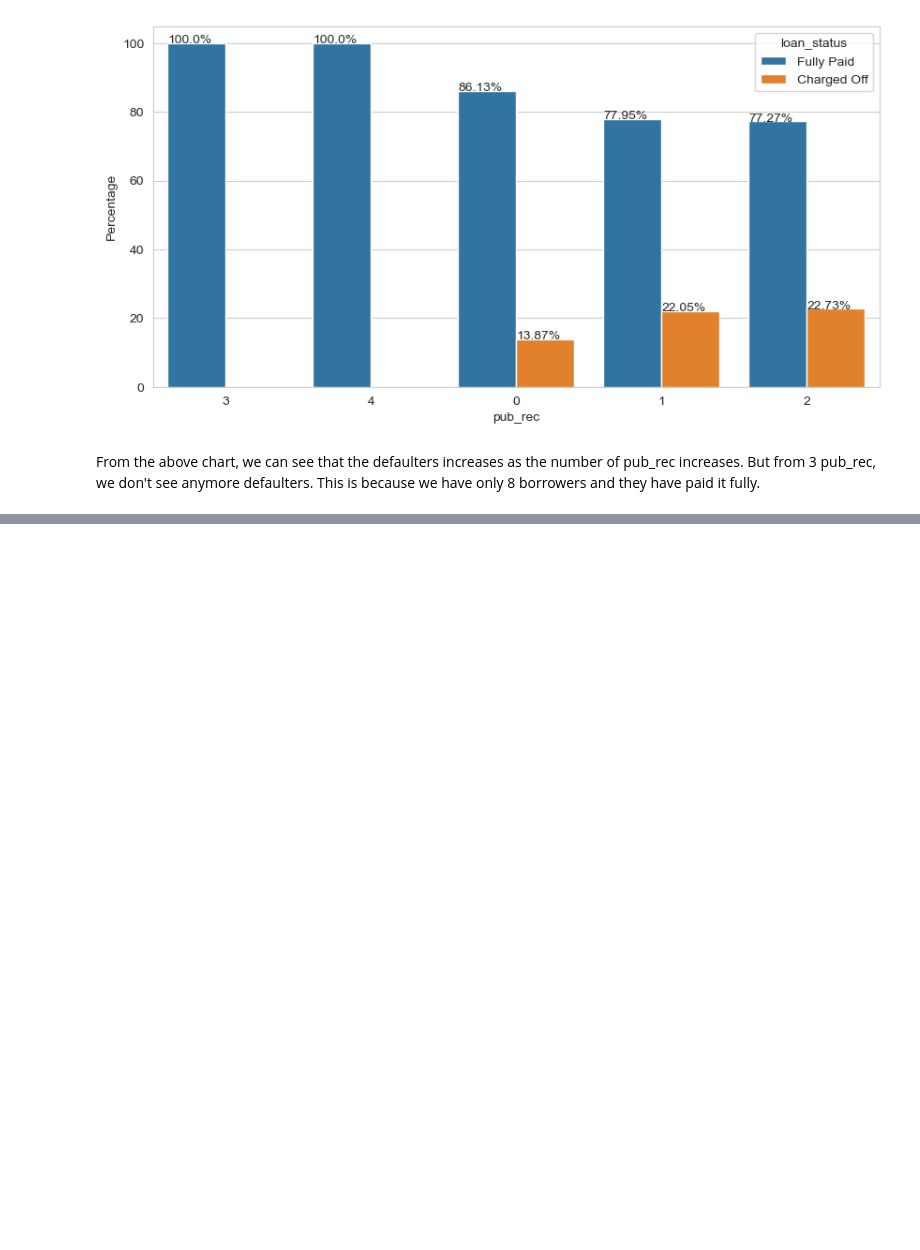
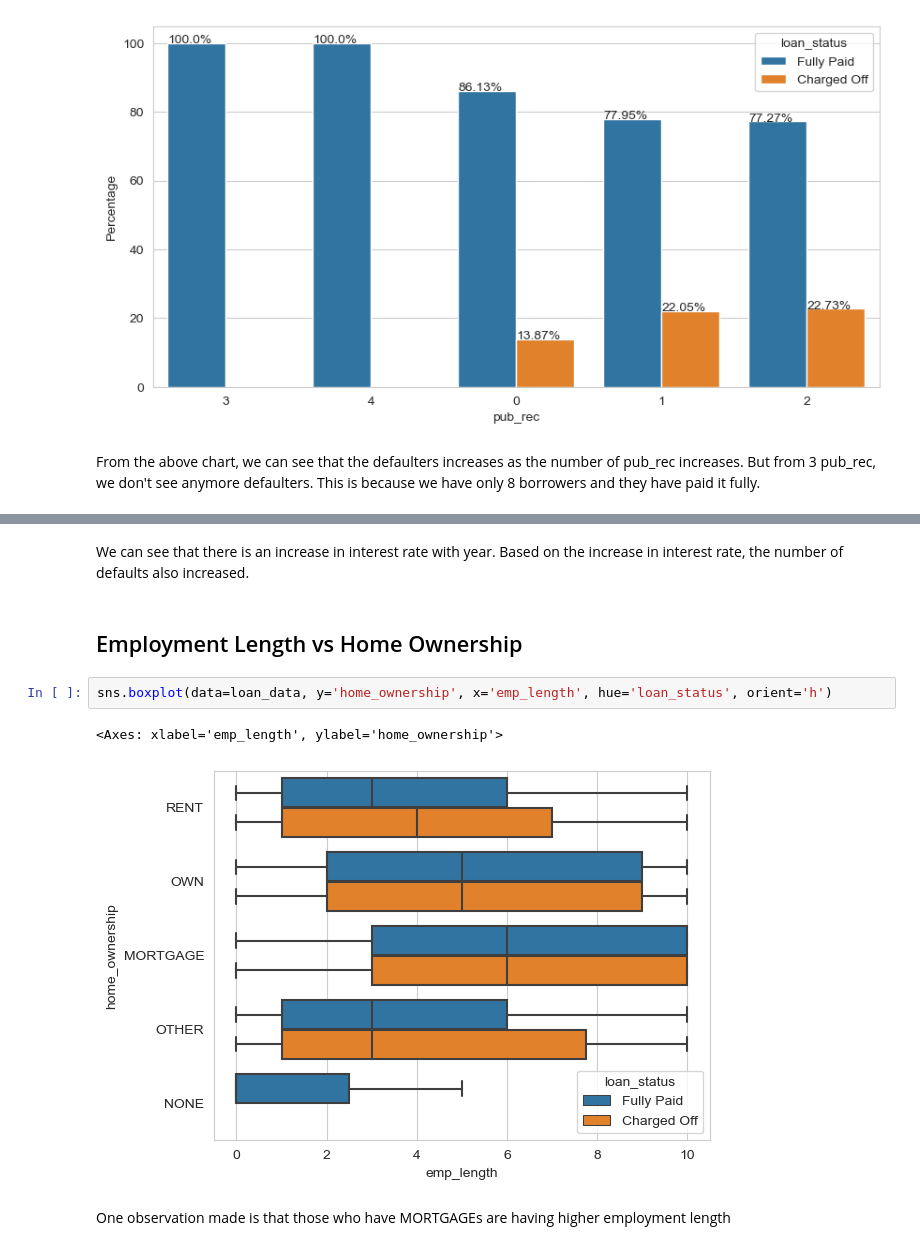
Before and after one commit to ankitkumar1/lending-club-case-study, a Jupyter notebook: LendingClubCaseStudy.ipynb, the cells around one changed output, grey strips where cells are left out. Drawn from its saved outputs; the diff is of its cells as text; blank space fills up the shorter version.

```diff
--- a/LendingClubCaseStudy.ipynb
+++ b/LendingClubCaseStudy.ipynb
@@ -1520,0 +1503,11 @@ dtype: object
+# %% [markdown]
+We can see that there is an increase in interest rate with year. Based on the increase in interest rate, the number of defaults also increased.
+# %% [markdown]
+## Employment Length vs Home Ownership
+# %%
+sns.boxplot(data=loan_data, y='home_ownership', x='emp_length', hue='loan_status', orient='h')
+# %% [output]
+<Axes: xlabel='emp_length', ylabel='home_ownership'>
+[figure, added]
+# %% [markdown]
+One observation made is that those who have MORTGAGEs are having higher employment length
```
Also changed, not shown: parts of 198 cells of this notebook.
